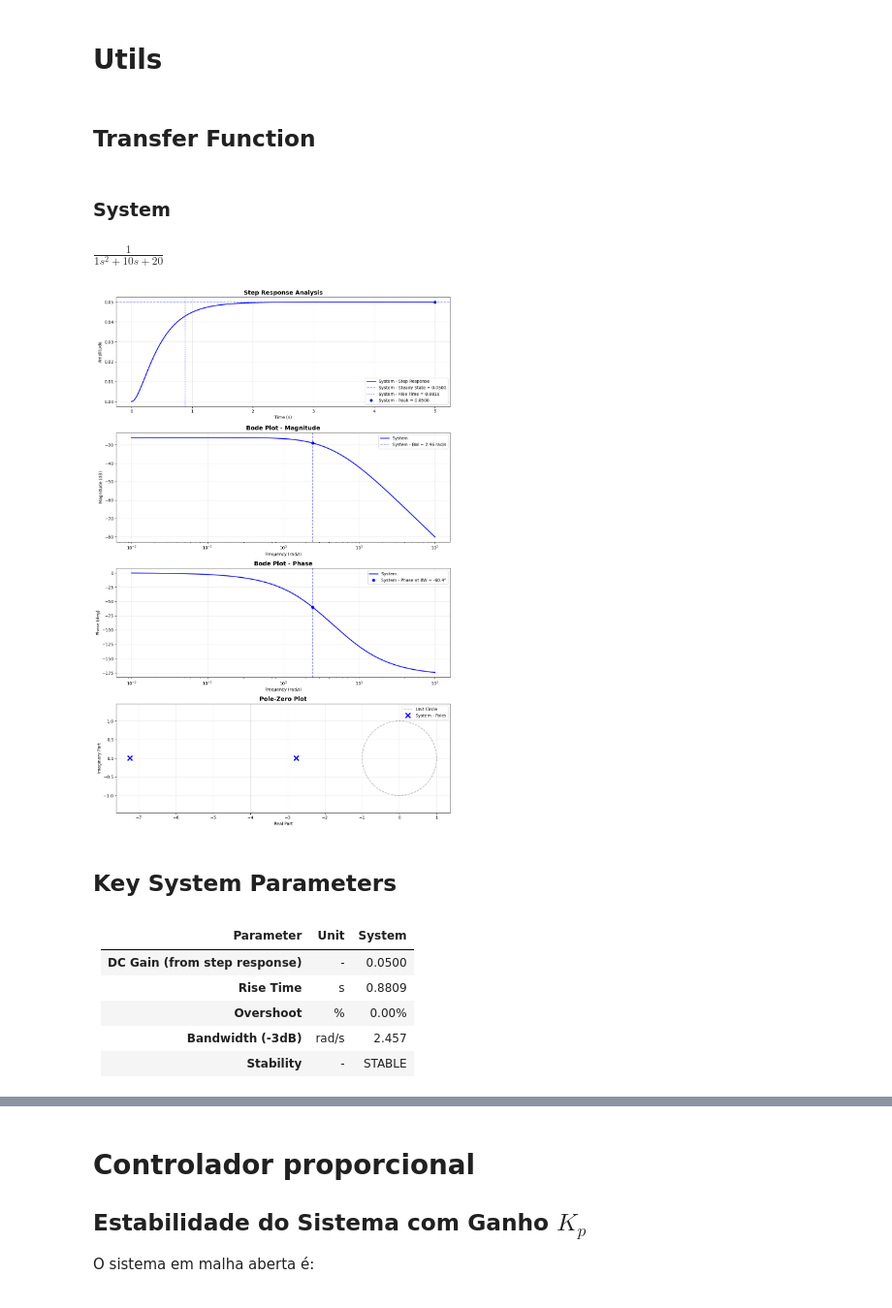
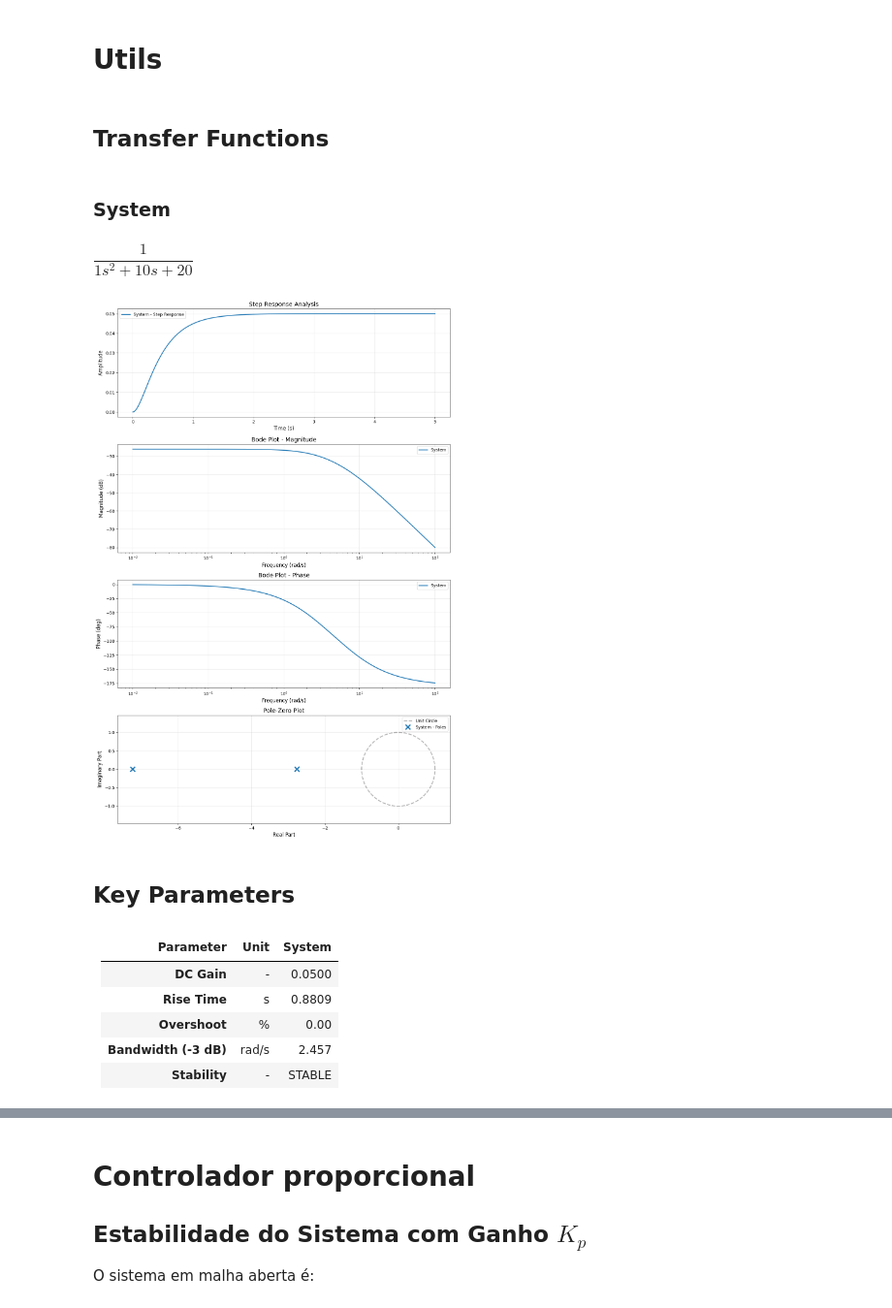
Before and after one commit to joaomariolago/ifsc-control-systems, a Jupyter notebook: control_systems_1/task/effects-of-pid-actions/resolution.ipynb, the cells around one changed output, grey strips where cells are left out. Shown at 97% size. Drawn from its saved outputs; the diff is of its cells as text; code cells hidden in the pictures.

```diff
--- a/control_systems_1/task/effects-of-pid-actions/resolution.ipynb
+++ b/control_systems_1/task/effects-of-pid-actions/resolution.ipynb
@@ -631,21 +275,21 @@ def create_pid(kp: float = 0.0, ki: float = 0.0, kd: float = 0.0) -> ctrl.Transf
 # %%
 # Create open loop transfer function
 open_loop_system = ctrl.TransferFunction([1], [1, 10, 20])
 
 # Perform complete analysis function (detailed mode)
-analyze_and_plot_transfer_function(open_loop_system, detailed=False)
+analyze_and_plot_transfer_function(open_loop_system)
 # %% [output]
-## Transfer Function
+## Transfer Functions
 ### System
-$\displaystyle \frac{1}{1s^2 + 10s + 20}$
+$\displaystyle \dfrac{1}{1 s^2 + 10 s + 20}$
-[figure, old version]
+[figure, new version]
-## Key System Parameters
+## Key Parameters
 | Parameter | Unit | System |
 |-----------|------|------|
-| **DC Gain (from step response)** | - | 0.0500 |
+| **DC Gain** | - | 0.0500 |
 | **Rise Time** | s | 0.8809 |
-| **Overshoot** | % | 0.00% |
-| **Bandwidth (-3dB)** | rad/s | 2.457 |
+| **Overshoot** | % | 0.00 |
+| **Bandwidth (-3 dB)** | rad/s | 2.457 |
 | **Stability** | - | STABLE |
 # %% [markdown]
 ![2](./script/2.jpeg)
```
Also changed, not shown: parts of 11 cells of this notebook.
